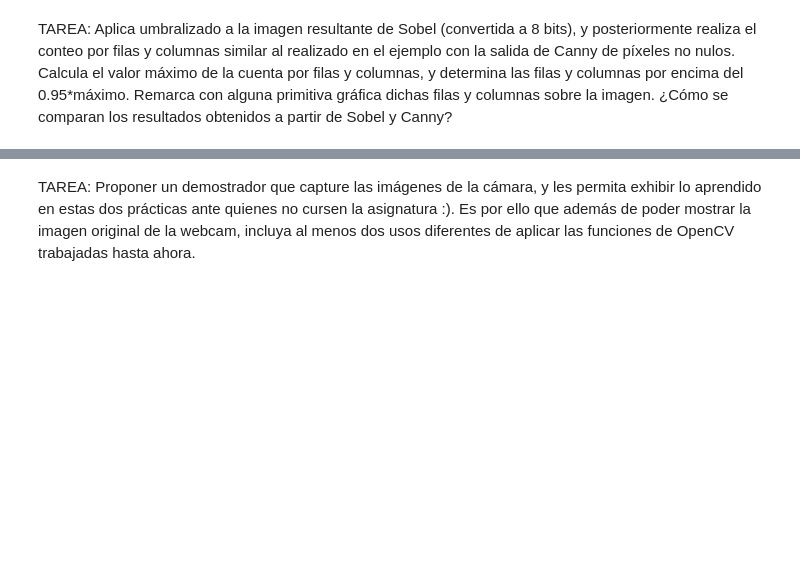
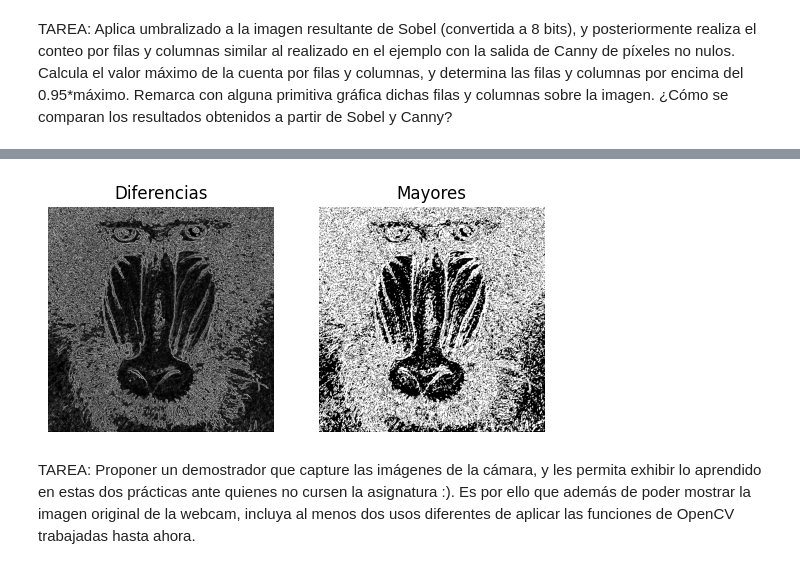
Before and after one commit to CarlosMireles/Practica-2-VC, a Jupyter notebook: entrega 2.ipynb, the cells around one changed output, grey strips where cells are left out. Saved outputs shown, nothing was run; the diff lists cells and outputs as text; code cells hidden in the pictures; blank space fills up the shorter version.

```diff
--- a/entrega 2.ipynb
+++ b/entrega 2.ipynb
@@ -44,3 +116,23 @@ TAREA: Aplica umbralizado a la imagen resultante de Sobel (convertida a 8 bits),
+# %%
+dif = cv2.absdiff(canny, sobel_abs)
+
+#Visualiza
+plt.figure()
+plt.subplot(1, 2, 1)
+plt.title("Diferencias")
+plt.axis("off")
+plt.imshow(dif, cmap='gray')
+
+#Zonas de mayor diferencia tras aplicar umbral
+res, imgdif = cv2.threshold(dif, 30, 255, cv2.THRESH_BINARY)
+#Visualiza
+plt.subplot(1, 2, 2)
+plt.title("Mayores")
+plt.axis("off")
+plt.imshow(imgdif, cmap='gray')
+plt.show()
+# %% [output]
+[figure, added]
 # %% [markdown]
 
 TAREA: Proponer un demostrador que capture las imágenes de la cámara, y les permita exhibir lo aprendido en estas dos prácticas ante quienes no cursen la asignatura :). Es por ello que además de poder mostrar la imagen original de la webcam, incluya al menos dos usos diferentes de aplicar las funciones de OpenCV trabajadas hasta ahora.
```
Also changed, not shown: parts of 8 cells of this notebook.
